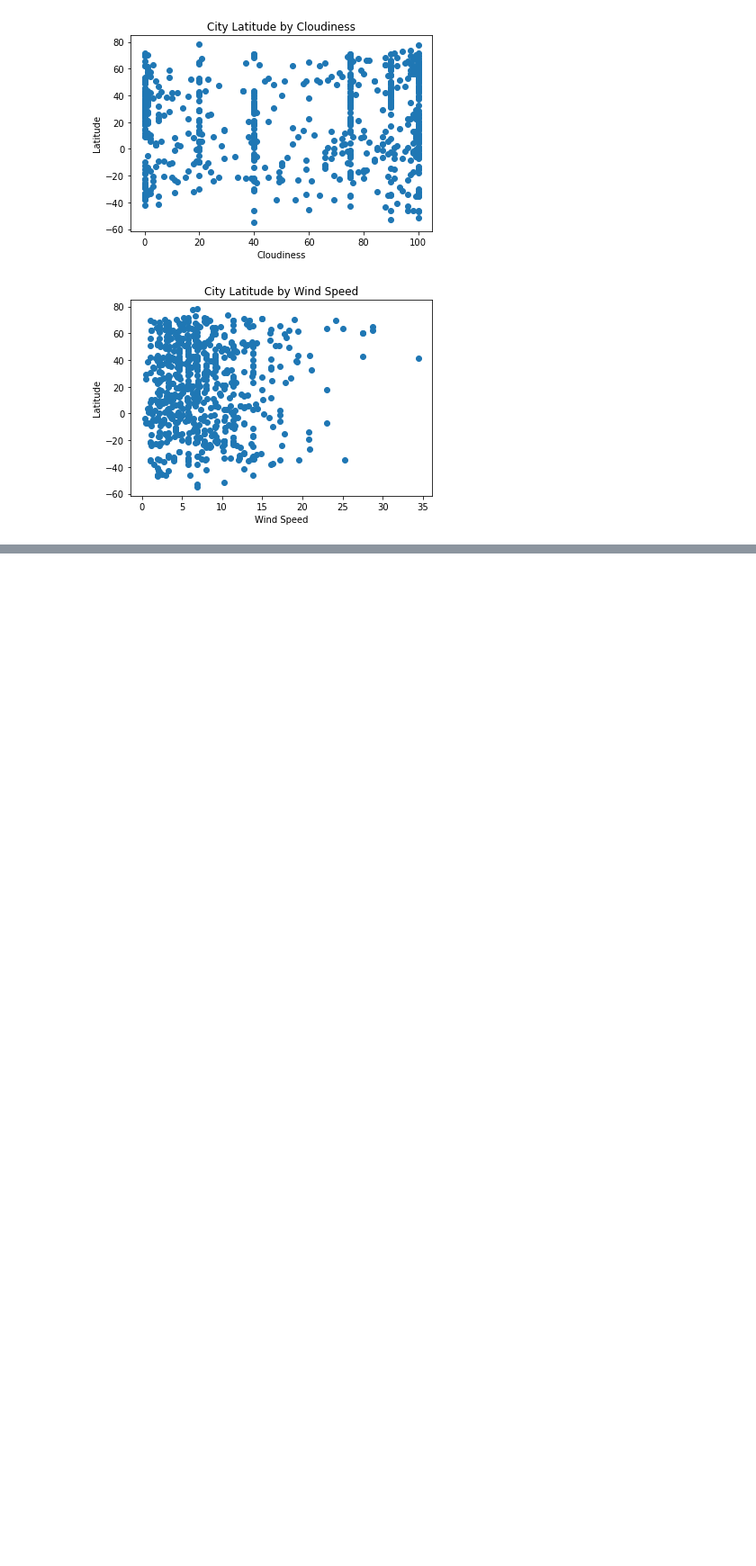
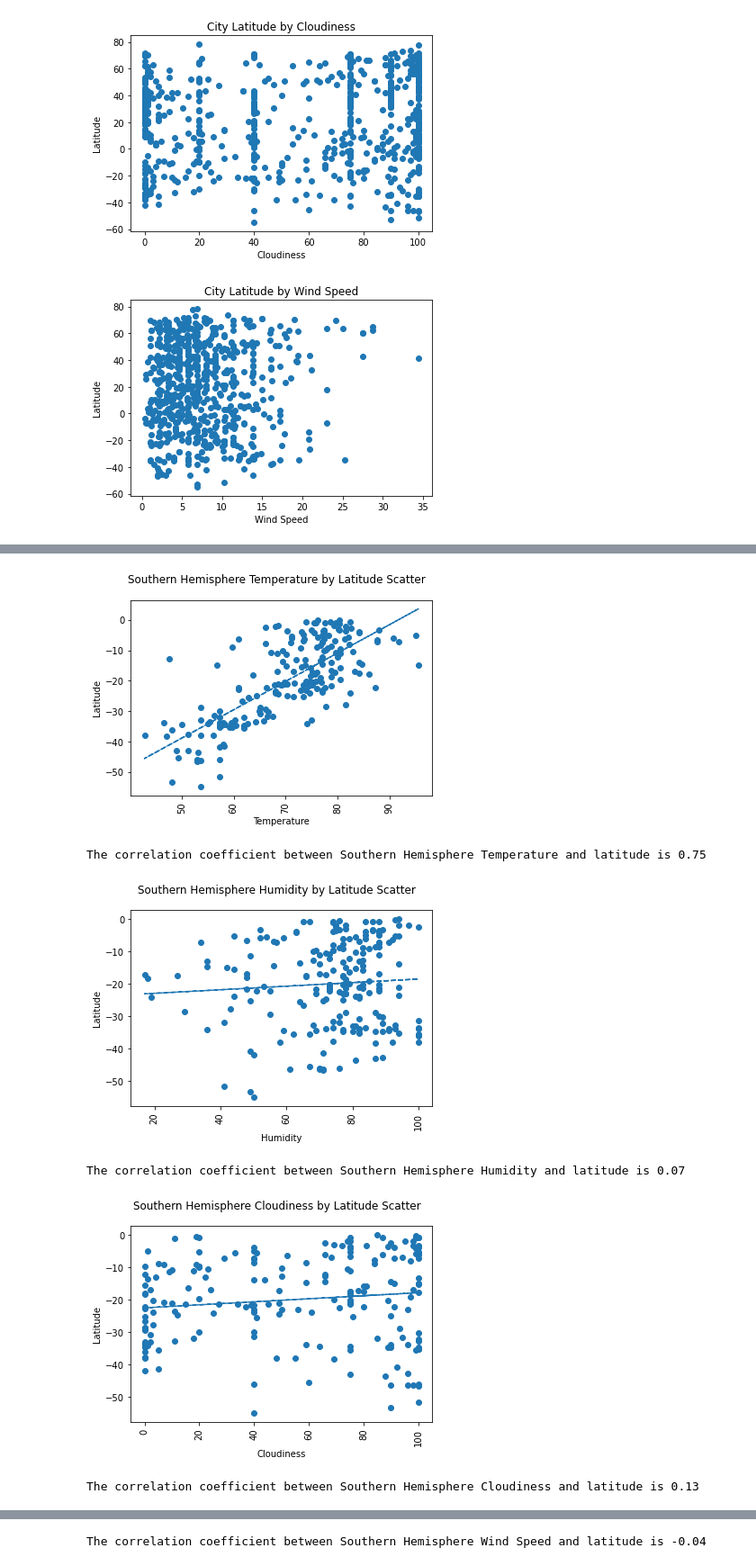
Before and after one commit to samanthasains/python-api-challenge, a Jupyter notebook: WeatherPy/WeatherPy.ipynb, the cells around one changed output, grey strips where cells are left out. Shown at 90% size. Cells and saved outputs as stored; diff of their text form; code cells hidden in the pictures; blank space fills up the shorter version.

```diff
--- a/WeatherPy/WeatherPy.ipynb
+++ b/WeatherPy/WeatherPy.ipynb
@@ -155,0 +176,36 @@ Save a CSV of all retrieved data and a PNG image for each scatter plot.
+# %%
+southern_data={'Temperature': southern_cities['Temperature'], 'Humidity':  southern_cities['Humidity'],
+           'Cloudiness':  southern_cities['Cloudiness'], 'Wind Speed':  southern_cities['Wind Speed']}
+
+for key, value in southern_data.items():
+    #Clear plot
+    plt.cla()
+
+    #Complete linear regression
+    slope, city_int, r, p, std_err = st.linregress(southern_cities[key], southern_cities['Latitude'])
+
+    # Create equation of line to calculate predicted violent crime rate
+    city_fit = slope * southern_cities[key] + city_int
+
+    #Create scatter plots
+    title=f"Southern Hemisphere {key} by Latitude Scatter"
+    plt.scatter(southern_cities[key], southern_cities['Latitude'])
+    plt.plot(southern_cities[key], city_fit,"--")
+    plt.xticks(rotation=90)
+    plt.suptitle(title)
+    plt.xlabel(key)
+    plt.ylabel('Latitude')
+
+    #Save the figure as PNG
+    plt.savefig(f"{title}.png")
+
+    #Show plot
+    plt.show()
+    print(f"The correlation coefficient between Southern Hemisphere {key} and latitude is {round(st.pearsonr(southern_cities[key], southern_cities['Latitude'])[0],2)}")
+# %% [output]
+[figure, added]
+The correlation coefficient between Southern Hemisphere Temperature and latitude is 0.75
+[figure, added]
+The correlation coefficient between Southern Hemisphere Humidity and latitude is 0.07
+[figure, added]
+The correlation coefficient between Southern Hemisphere Cloudiness and latitude is 0.13
@@ -155,0 +213 @@ Save a CSV of all retrieved data and a PNG image for each scatter plot.
+The correlation coefficient between Southern Hemisphere Wind Speed and latitude is -0.04
```
Also changed, not shown: parts of 10 cells of this notebook, 13 other files.
